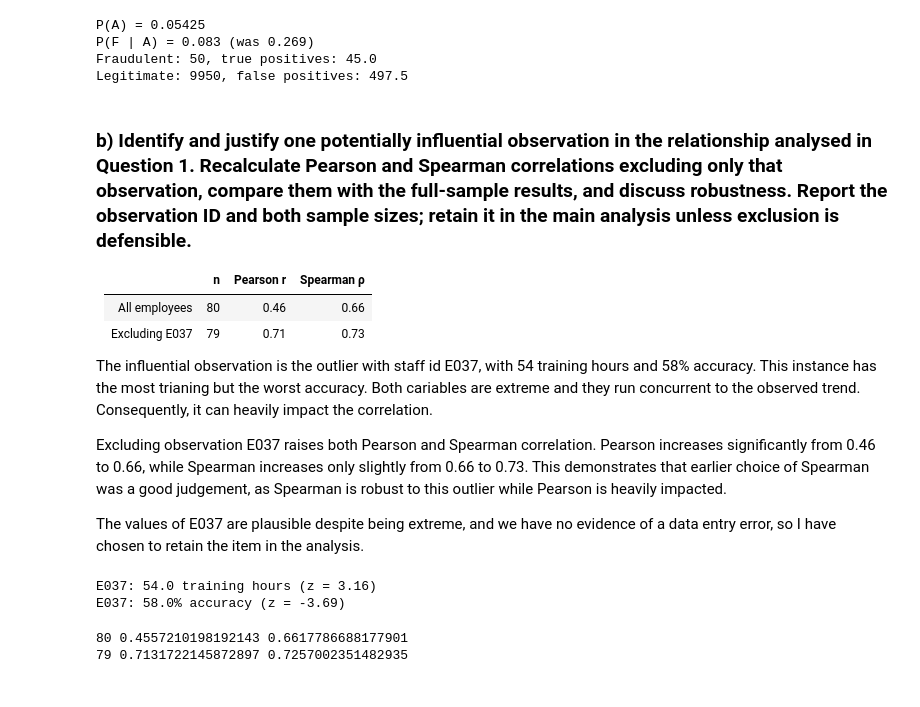
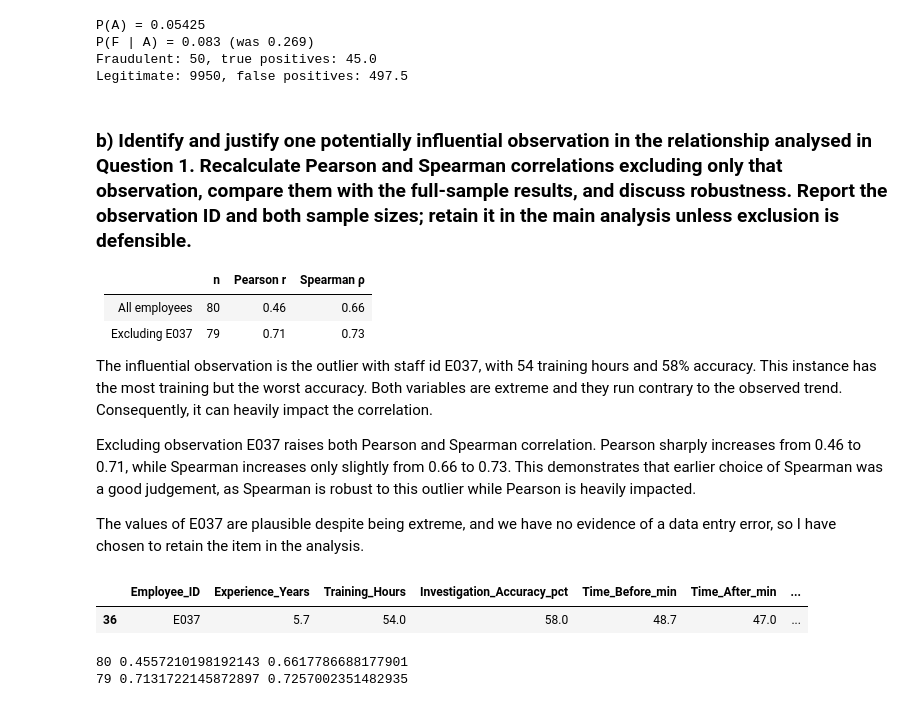
Before and after one commit to Ri-Dearg/da-labs, a Jupyter notebook: lab2_employee_perf.ipynb, the cells around one changed output. Drawn from its saved outputs; the diff is of its cells as text; code cells hidden in the pictures.

```diff
--- a/lab2_employee_perf.ipynb
+++ b/lab2_employee_perf.ipynb
@@ -578,21 +514,16 @@ Legitimate: 9950, false positives: 497.5
 | All employees | 80 | 0.46 | 0.66 |
 | Excluding E037 | 79 | 0.71 | 0.73 |
 
-The influential observation is the outlier with staff id E037, with 54 training hours and 58% accuracy. This instance has the most trianing but the worst accuracy. Both cariables are extreme and they run concurrent to the observed trend. Consequently, it can heavily impact the correlation.
+The influential observation is the outlier with staff id E037, with 54 training hours and 58% accuracy. This instance has the most training but the worst accuracy. Both variables are extreme and they run contrary to the observed trend. Consequently, it can heavily impact the correlation.
 
-Excluding observation E037 raises both Pearson and Spearman correlation. Pearson increases significantly from 0.46 to 0.66, while Spearman increases only slightly from 0.66 to 0.73. This demonstrates that earlier choice of Spearman was a good judgement, as Spearman is robust to this outlier while Pearson is heavily impacted.
+Excluding observation E037 raises both Pearson and Spearman correlation. Pearson sharply increases from 0.46 to 0.71, while Spearman increases only slightly from 0.66 to 0.73. This demonstrates that earlier choice of Spearman was a good judgement, as Spearman is robust to this outlier while Pearson is heavily impacted.
 
 The values of E037 are plausible despite being extreme, and we have no evidence of a data entry error, so I have chosen to retain the item in the analysis.
 # %%
-# E037: the employee with the most training, and how far it sits from each mean
-e037 = df.loc[df['Training_Hours'].idxmax()]
-z_training = (e037['Training_Hours'] - df['Training_Hours'].mean()) / df['Training_Hours'].std()
-z_accuracy = (e037['Investigation_Accuracy_pct'] - df['Investigation_Accuracy_pct'].mean()) / df['Investigation_Accuracy_pct'].std()
-print(f"{e037['Employee_ID']}: {e037['Training_Hours']} training hours (z = {z_training:.2f})")
-print(f"{e037['Employee_ID']}: {e037['Investigation_Accuracy_pct']}% accuracy (z = {z_accuracy:.2f})")
+df.loc[[df['Training_Hours'].idxmax()]]
 # %% [output]
-E037: 54.0 training hours (z = 3.16)
-E037: 58.0% accuracy (z = -3.69)
+|  | Employee_ID | Experience_Years | Training_Hours | Investigation_Accuracy_pct | Time_Before_min | Time_After_min | ... |
+| 36 | E037 | 5.7 | 54.0 | 58.0 | 48.7 | 47.0 | ... |
 # %%
 df_excl = df[df['Employee_ID'] != 'E037']
 x, y = 'Training_Hours', 'Investigation_Accuracy_pct'
```
Also changed, not shown: parts of 18 cells of this notebook.
